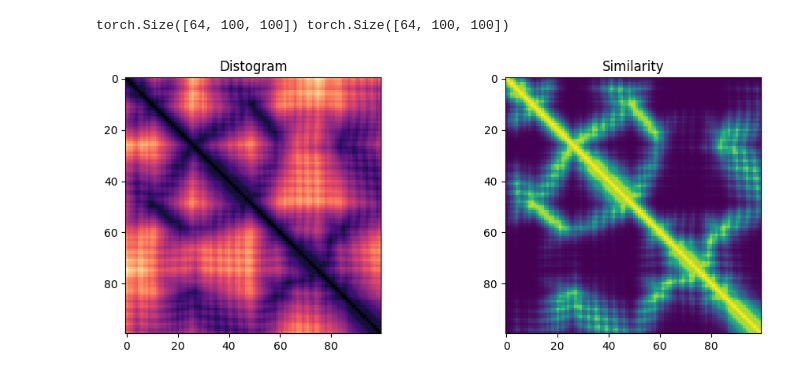
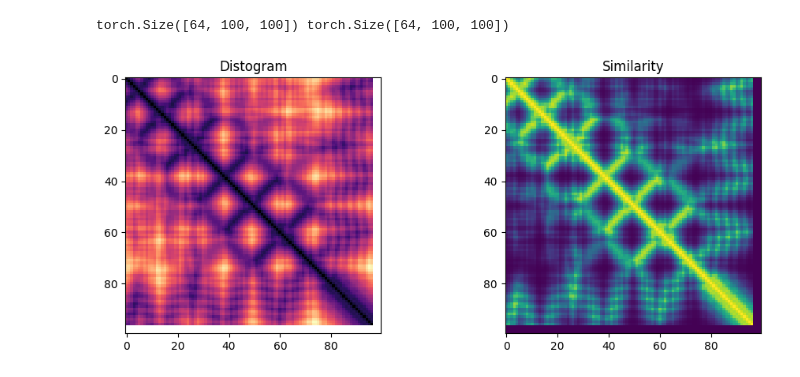
Before and after one commit to adrians127/PdbProject, a Jupyter notebook: pdb_pipeline.ipynb, the cells around one changed output. Saved outputs shown, nothing was run; the diff lists cells and outputs as text; code cells hidden in the pictures.

```diff
--- a/pdb_pipeline.ipynb
+++ b/pdb_pipeline.ipynb
@@ -364,25 +364,25 @@ print(sim_batch.shape, mask_batch.shape)
 # %% [output]
 torch.Size([64, 100, 100]) torch.Size([64, 100, 100])
 # %%
-sample_rec = dataset.records[0]
+sample_rec = dataset.records[7]
 sample_path = Path(sample_rec["pdb_path"])
 
 coords, meta = parse_ca_coords(sample_path, chain_strategy=CHAIN_STRATEGY)
 dist = pairwise_distances(coords)
 dist_padded, n_used = pad_or_trim(dist, TARGET_L, PAD_VALUE)
 sim = dist_to_similarity(dist_padded, SIGMA).numpy()
 
 dist_vis = dist_padded.copy()
 dist_vis[~np.isfinite(dist_vis)] = np.nan
 
 fig, axes = plt.subplots(1, 2, figsize=(10, 4))
 axes[0].imshow(dist_vis, cmap="magma")
 axes[0].set_title("Distogram")
 
 axes[1].imshow(sim, cmap="viridis", vmin=0.0, vmax=1.0)
 axes[1].set_title("Similarity")
 
 plt.tight_layout()
 plt.show()
 # %% [output]
-[figure, old version]
+[figure, new version]
```
Also changed, not shown: 1 other file.
